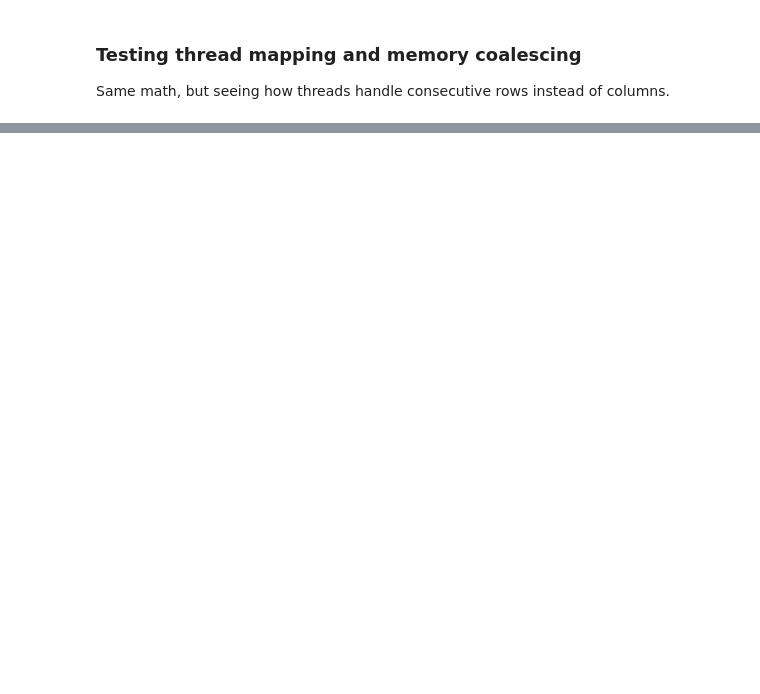
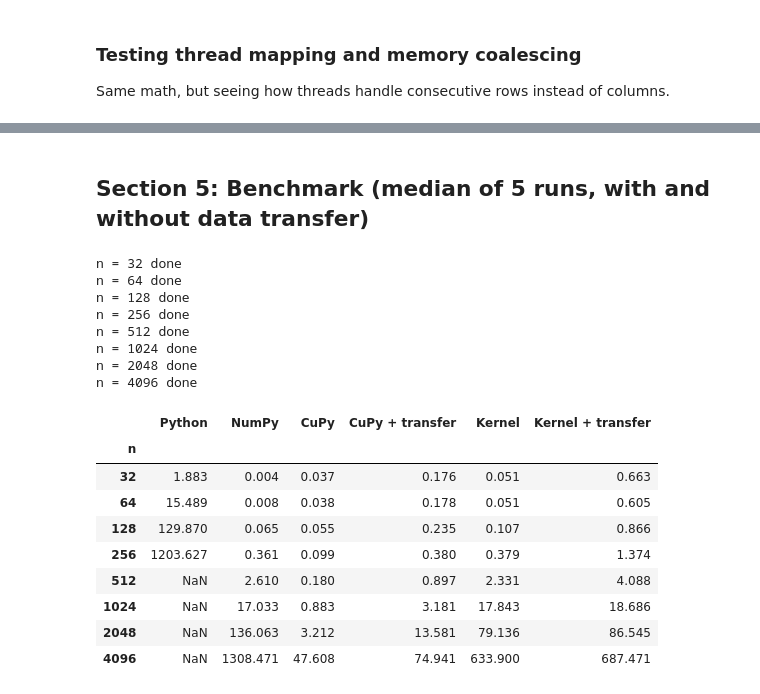
Before and after one commit to JoshuaKozo/gpu-matmul-benchmark, a Jupyter notebook: gpu_matmul_benchmark.ipynb, the cells around one changed output, grey strips where cells are left out. Saved outputs shown, nothing was run; the diff lists cells and outputs as text; code cells hidden in the pictures; blank space fills up the shorter version.

Commit message:
Add benchmark with medians and CPU-GPU transfer timing

```diff
--- a/gpu_matmul_benchmark.ipynb
+++ b/gpu_matmul_benchmark.ipynb
@@ -284 +284,3 @@ n = 4096, coalesced  : 0.631783 seconds
 Coalesced matches NumPy: True
+# %% [markdown]
+## Section 5: Benchmark (median of 5 runs, with and without data transfer)
@@ -284,0 +299,68 @@ Coalesced matches NumPy: True
+# %%
+def cupy_compute(A_gpu, B_gpu):          # data already on the GPU
+    A_gpu @ B_gpu
+    cp.cuda.Device().synchronize()
+
+def cupy_with_transfer(A, B):            # copy in, multiply, copy the result back
+    C_gpu = cp.asarray(A) @ cp.asarray(B)
+    return cp.asnumpy(C_gpu)             # copying back waits for the GPU to finish
+
+def kernel_compute(A_dev, B_dev, C_dev, blocks):
+    matmul_kernel[blocks, threads_per_block](A_dev, B_dev, C_dev)
+    cuda.synchronize()
+
+def kernel_with_transfer(A, B, blocks):
+    A_dev, B_dev = cuda.to_device(A), cuda.to_device(B)
+    C_dev = cuda.device_array(A.shape, dtype=np.float32)
+    matmul_kernel[blocks, threads_per_block](A_dev, B_dev, C_dev)
+    return C_dev.copy_to_host()
+# %%
+import pandas as pd
+
+sizes = [32, 64, 128, 256, 512, 1024, 2048, 4096]
+results = {"Python": [], "NumPy": [], "CuPy": [], "CuPy + transfer": [],
+           "Kernel": [], "Kernel + transfer": []}
+
+for n in sizes:
+    A, B = make_matrices(n)
+    A_gpu, B_gpu = cp.asarray(A), cp.asarray(B)
+    A_dev, B_dev = cuda.to_device(A), cuda.to_device(B)
+    C_dev = cuda.device_array((n, n), dtype=np.float32)
+    blocks = ((n + 15) // 16, (n + 15) // 16)
+
+    # The Python loop would take hours at large sizes, so stop at 256
+    if n <= 256:
+        A_list, B_list = A.tolist(), B.tolist()
+        results["Python"].append(benchmark(lambda: matmul_python(A_list, B_list)))
+    else:
+        results["Python"].append(np.nan)
+
+    results["NumPy"].append(benchmark(lambda: A @ B))
+    results["CuPy"].append(benchmark(lambda: cupy_compute(A_gpu, B_gpu)))
+    results["CuPy + transfer"].append(benchmark(lambda: cupy_with_transfer(A, B)))
+    results["Kernel"].append(benchmark(lambda: kernel_compute(A_dev, B_dev, C_dev, blocks)))
+    results["Kernel + transfer"].append(benchmark(lambda: kernel_with_transfer(A, B, blocks)))
+    print(f"n = {n} done")
+
+df = pd.DataFrame(results, index=sizes)
+df.index.name = "n"
+(df * 1000).round(3)        # show times in milliseconds
+# %% [output]
+n = 32 done
+n = 64 done
+n = 128 done
+n = 256 done
+n = 512 done
+n = 1024 done
+n = 2048 done
+n = 4096 done
+|  | Python | NumPy | CuPy | CuPy + transfer | Kernel | Kernel + transfer |
+| n |  |  |  |  |  |  |
+| 32 | 1.883 | 0.004 | 0.037 | 0.176 | 0.051 | 0.663 |
+| 64 | 15.489 | 0.008 | 0.038 | 0.178 | 0.051 | 0.605 |
+| 128 | 129.870 | 0.065 | 0.055 | 0.235 | 0.107 | 0.866 |
+| 256 | 1203.627 | 0.361 | 0.099 | 0.380 | 0.379 | 1.374 |
+| 512 | NaN | 2.610 | 0.180 | 0.897 | 2.331 | 4.088 |
+| 1024 | NaN | 17.033 | 0.883 | 3.181 | 17.843 | 18.686 |
+| 2048 | NaN | 136.063 | 3.212 | 13.581 | 79.136 | 86.545 |
+| 4096 | NaN | 1308.471 | 47.608 | 74.941 | 633.900 | 687.471 |
```
Also changed, not shown: parts of 14 cells of this notebook, 1 other file.
